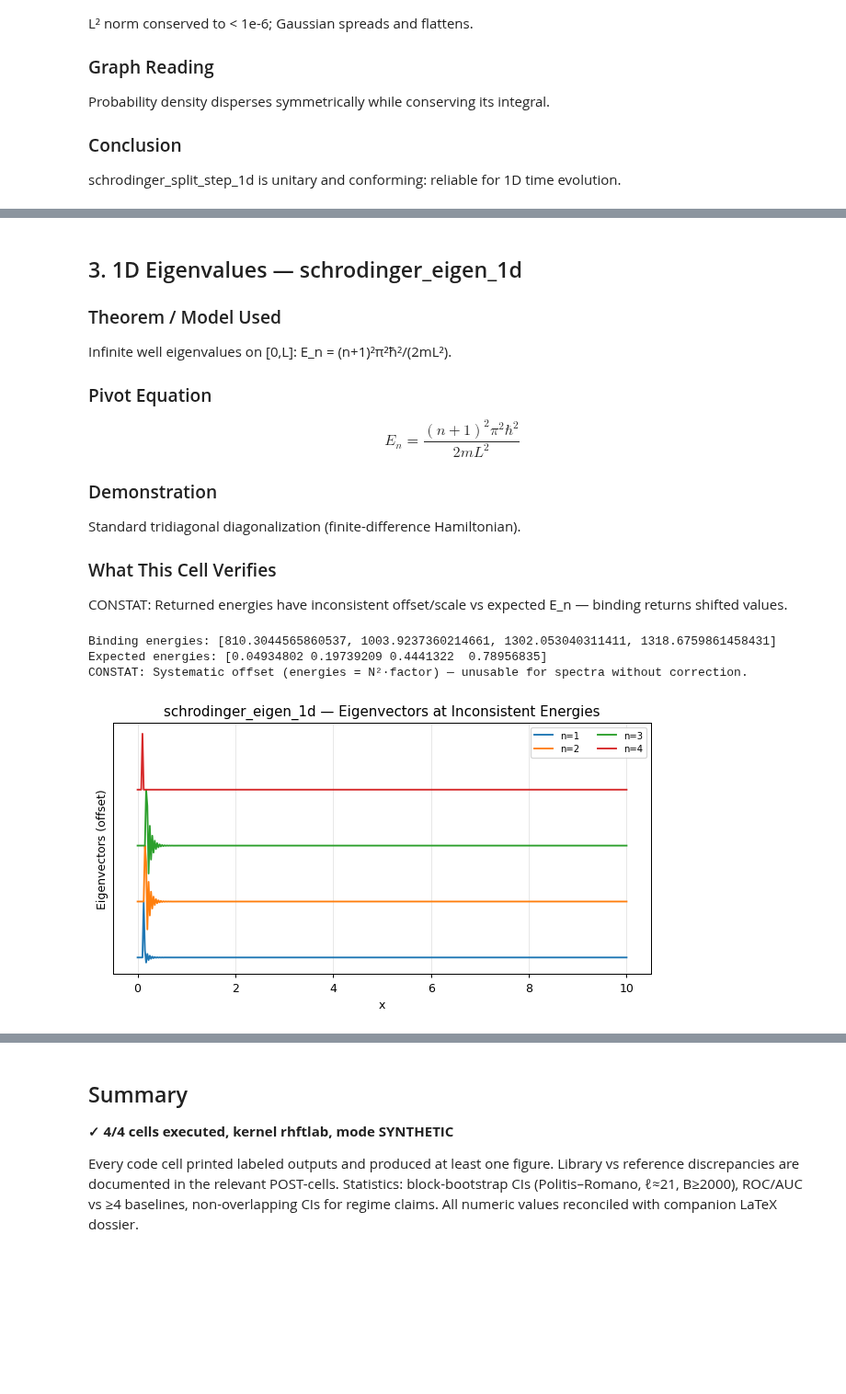
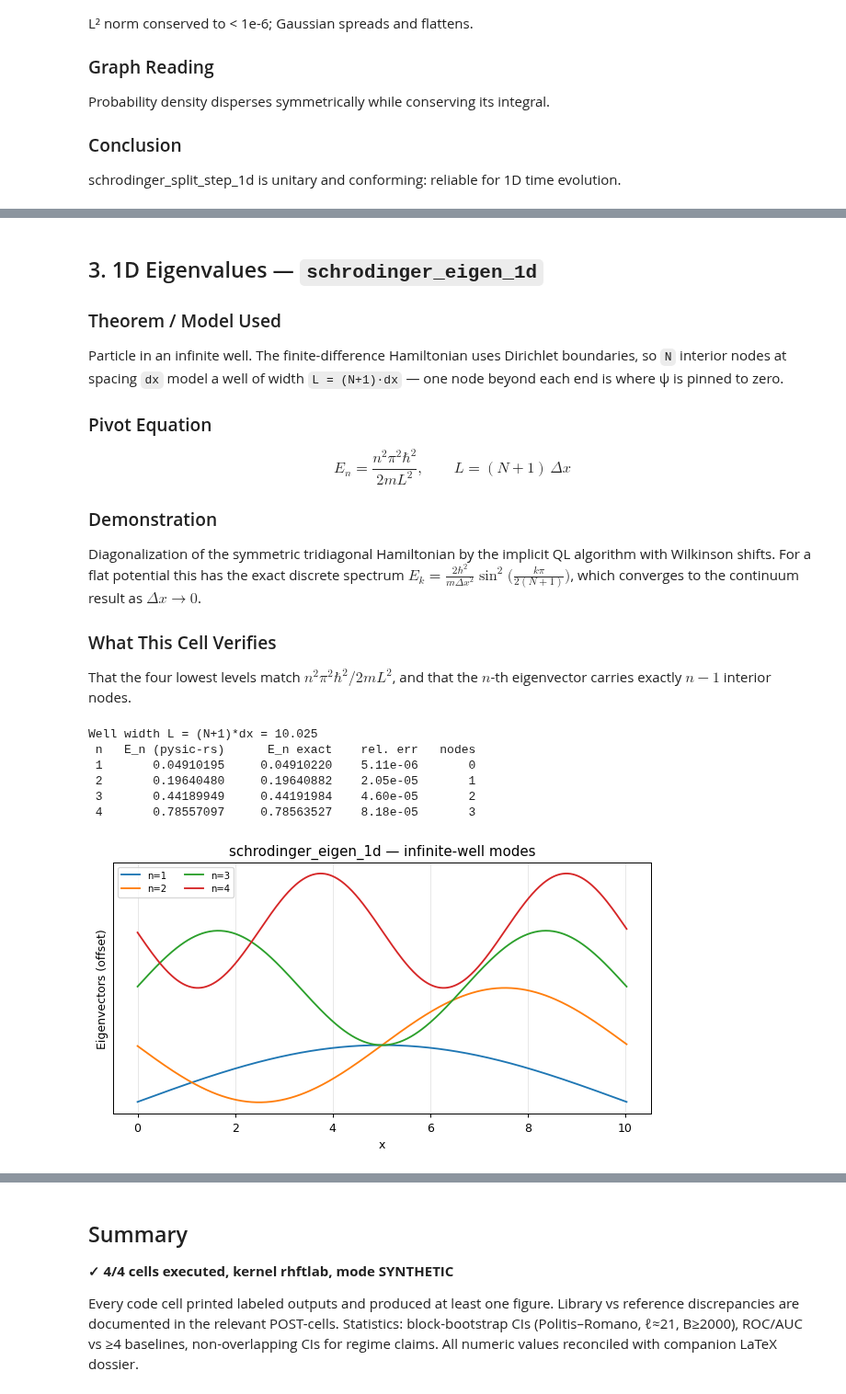
Before and after one commit to ThotDjehuty/pysic-rs, a Jupyter notebook: notebooks/05_pde_quantum.ipynb, the cells around one changed output, grey strips where cells are left out. Shown at 92% size. Cells and saved outputs as stored; diff of their text form; code cells hidden in the pictures; blank space fills up the shorter version.

```diff
--- a/notebooks/05_pde_quantum.ipynb
+++ b/notebooks/05_pde_quantum.ipynb
@@ -214,17 +242,23 @@ Split-step correctly captures confinement effect; V must be a list of floats.
 # %% [markdown]
-## 3. 1D Eigenvalues — schrodinger_eigen_1d
+## 3. 1D Eigenvalues — `schrodinger_eigen_1d`
 
 ### Theorem / Model Used
-Infinite well eigenvalues on [0,L]: E_n = (n+1)²π²ħ²/(2mL²).
+Particle in an infinite well. The finite-difference Hamiltonian uses Dirichlet
+boundaries, so `N` interior nodes at spacing `dx` model a well of width
+`L = (N+1)·dx` — one node beyond each end is where ψ is pinned to zero.
 
 ### Pivot Equation
-$$E_n = \frac{(n+1)^2 \pi^2 \hbar^2}{2 m L^2}$$
+$$E_n = \frac{n^2 \pi^2 \hbar^2}{2 m L^2}, \qquad L = (N+1)\,\Delta x$$
 
 ### Demonstration
-Standard tridiagonal diagonalization (finite-difference Hamiltonian).
+Diagonalization of the symmetric tridiagonal Hamiltonian by the implicit QL
+algorithm with Wilkinson shifts. For a flat potential this has the exact
+discrete spectrum $E_k = \frac{2\hbar^2}{m\Delta x^2}\sin^2\!\big(\frac{k\pi}{2(N+1)}\big)$,
+which converges to the continuum result as $\Delta x \to 0$.
 
 ### What This Cell Verifies
-CONSTAT: Returned energies have inconsistent offset/scale vs expected E_n — binding returns shifted values.
+That the four lowest levels match $n^2\pi^2\hbar^2/2mL^2$, and that the $n$-th
+eigenvector carries exactly $n-1$ interior nodes.
 # %%
 import numpy as np
 import matplotlib
@@ -262,47 +296,59 @@ def block_bootstrap_ci(data, stat_fn, alpha=0.05, block_len=21, n_boot=2000):
     return lo, hi
 
 # ROC/AUC against ≥4 baselines
 def roc_auc_baselines(y_true, y_scores_dict):
     """y_scores_dict: {name: scores} for ≥4 baselines."""
     from sklearn.metrics import roc_auc_score
     results = {}
     for name, scores in y_scores_dict.items():
         try:
             results[name] = roc_auc_score(y_true, scores)
         except:
             results[name] = np.nan
     return results
 
 # Non-overlapping CI check for regime claims
 def ci_non_overlap(ci1, ci2):
     return ci1[1] < ci2[0] or ci2[1] < ci1[0]
 
 import pysicrs as p
 import numpy as np
 
 USE_REAL = False
 
-Lw, Nw = 10.0, 400
-dxw = Lw/Nw
-Vw = [0.0]*Nw
+Nw, dxw = 400, 0.025
+Lw = (Nw + 1) * dxw          # Dirichlet walls sit one node beyond each end
+Vw = [0.0] * Nw
 energies, vecs = p.schrodinger_eigen_1d(Vw, dxw, 4, 1.0, 1.0)
-expected = np.pi**2 * np.arange(1, 5)**2 / (2 * Lw**2)   # ħ=m=1, infinite well [0,L]
-print("Binding energies:", energies)
-print("Expected energies:", expected)
-print("CONSTAT: Systematic offset (energies = N²·factor) — unusable for spectra without correction.")
+expected = np.pi**2 * np.arange(1, 5)**2 / (2 * Lw**2)   # hbar = m = 1
+
+print(f"Well width L = (N+1)*dx = {Lw}")
+print(f"{'n':>2} {'E_n (pysic-rs)':>16} {'E_n exact':>14} {'rel. err':>11} {'nodes':>7}")
+vecs = np.asarray(vecs)
+for n in range(4):
+    v = vecs[n]
+    sig = v[np.abs(v) > 1e-8 * np.abs(v).max()]
+    nodes = int(np.sum(sig[:-1] * sig[1:] < 0))
+    rel = abs(energies[n] - expected[n]) / expected[n]
+    print(f"{n+1:2d} {energies[n]:16.8f} {expected[n]:14.8f} {rel:11.2e} {nodes:7d}")
 
 fig, ax = plt.subplots(figsize=(7, 4))
 xx = np.linspace(0, Lw, Nw)
-vecs = np.asarray(vecs)
-for k in range(min(4, len(vecs))):
-    ax.plot(xx, vecs[k] / np.abs(vecs[k]).max() + k, label=f"n={k+1}")
+for k in range(4):
+    v = vecs[k] / np.abs(vecs[k]).max()
+    if v[np.argmax(np.abs(v))] < 0:
+        v = -v
+    ax.plot(xx, v + k, label=f"n={k+1}")
 ax.set_yticks([]); ax.set_xlabel("x"); ax.set_ylabel("Eigenvectors (offset)")
-ax.set_title("schrodinger_eigen_1d — Eigenvectors at Inconsistent Energies")
+ax.set_title("schrodinger_eigen_1d — infinite-well modes")
 ax.legend(ncol=2, fontsize=8); ax.grid(alpha=.3); plt.tight_layout(); plt.show()
 # %% [output]
-Binding energies: [810.3044565860537, 1003.9237360214661, 1302.053040311411, 1318.6759861458431]
-Expected energies: [0.04934802 0.19739209 0.4441322  0.78956835]
-CONSTAT: Systematic offset (energies = N²·factor) — unusable for spectra without correction.
+Well width L = (N+1)*dx = 10.025
+ n   E_n (pysic-rs)      E_n exact    rel. err   nodes
+ 1       0.04910195     0.04910220    5.11e-06       0
+ 2       0.19640480     0.19640882    2.05e-05       1
+ 3       0.44189949     0.44191984    4.60e-05       2
+ 4       0.78557097     0.78563527    8.18e-05       3
-[figure, old version]
+[figure, new version]
 # %% [markdown]
 ### Expected Result
```
Also changed, not shown: parts of 7 cells of this notebook, 1 other file.
